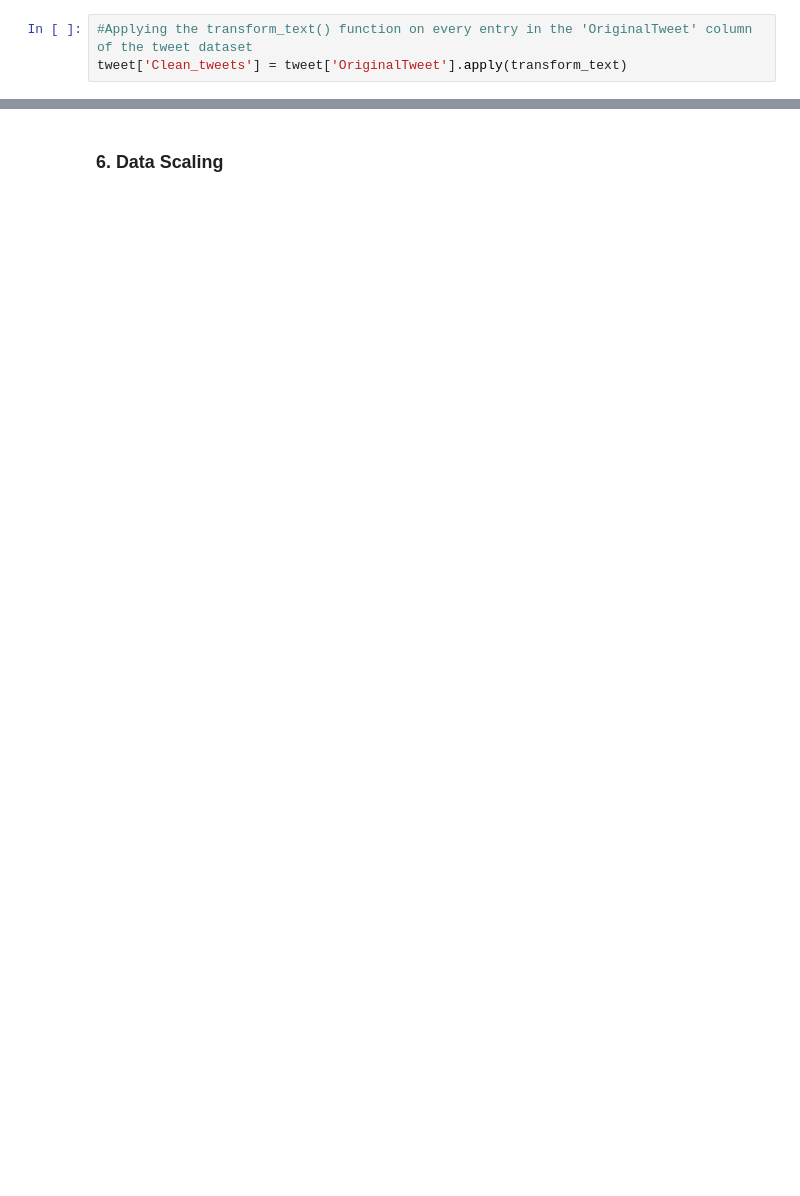
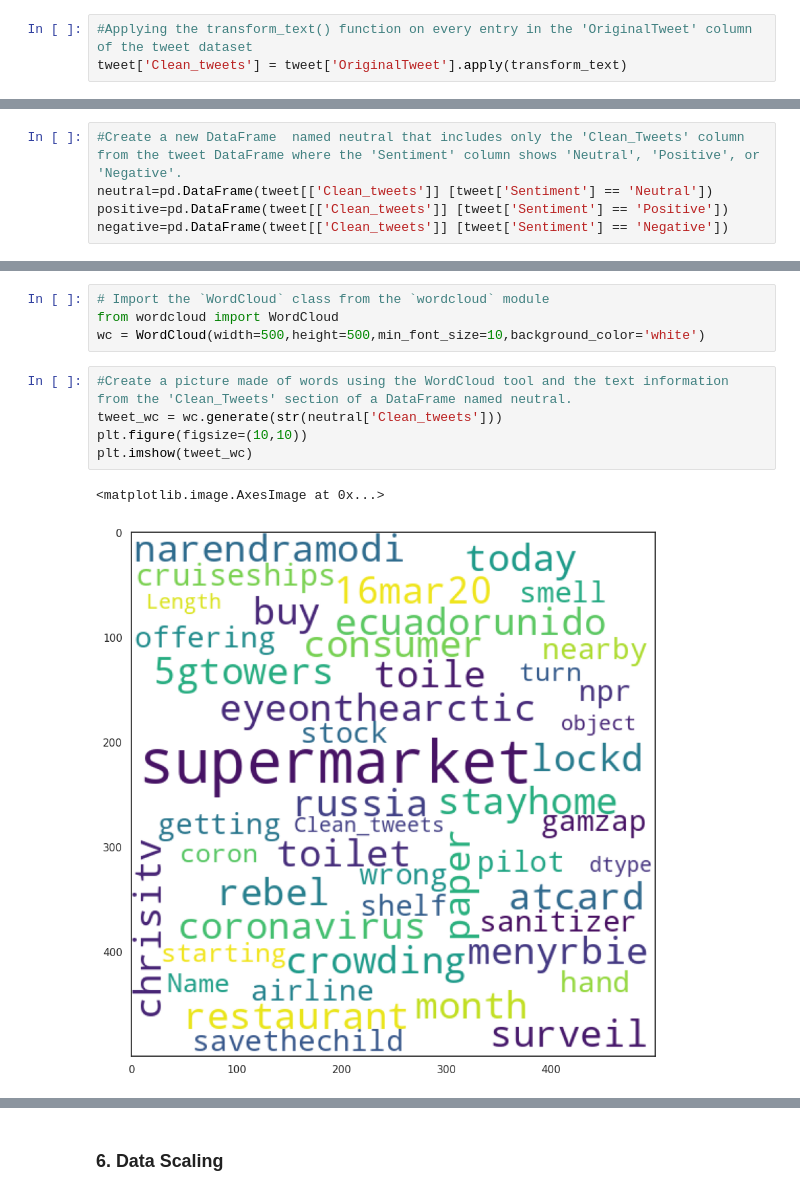
Before and after one commit to MansiKaushik123/Tweets_Sentiment_Analysis-Classification, a Jupyter notebook: Tweets_Sentiment_Analysis_Classification.ipynb, the cells around one changed output, grey strips where cells are left out. Saved outputs shown, nothing was run; the diff lists cells and outputs as text; blank space fills up the shorter version.

```diff
--- a/Tweets_Sentiment_Analysis_Classification.ipynb
+++ b/Tweets_Sentiment_Analysis_Classification.ipynb
@@ -550,0 +759,5 @@ Answer Here.
+# %%
+#Create a new DataFrame  named neutral that includes only the 'Clean_Tweets' column from the tweet DataFrame where the 'Sentiment' column shows 'Neutral', 'Positive', or 'Negative'.
+neutral=pd.DataFrame(tweet[['Clean_tweets']] [tweet['Sentiment'] == 'Neutral'])
+positive=pd.DataFrame(tweet[['Clean_tweets']] [tweet['Sentiment'] == 'Positive'])
+negative=pd.DataFrame(tweet[['Clean_tweets']] [tweet['Sentiment'] == 'Negative'])
@@ -550,0 +853,12 @@ Answer Here.
+# %%
+# Import the `WordCloud` class from the `wordcloud` module
+from wordcloud import WordCloud
+wc = WordCloud(width=500,height=500,min_font_size=10,background_color='white')
+# %%
+#Create a picture made of words using the WordCloud tool and the text information from the 'Clean_Tweets' section of a DataFrame named neutral.
+tweet_wc = wc.generate(str(neutral['Clean_tweets']))
+plt.figure(figsize=(10,10))
+plt.imshow(tweet_wc)
+# %% [output]
+<matplotlib.image.AxesImage at 0x...>
+[figure, added]
```
Also changed, not shown: parts of 228 cells of this notebook.
